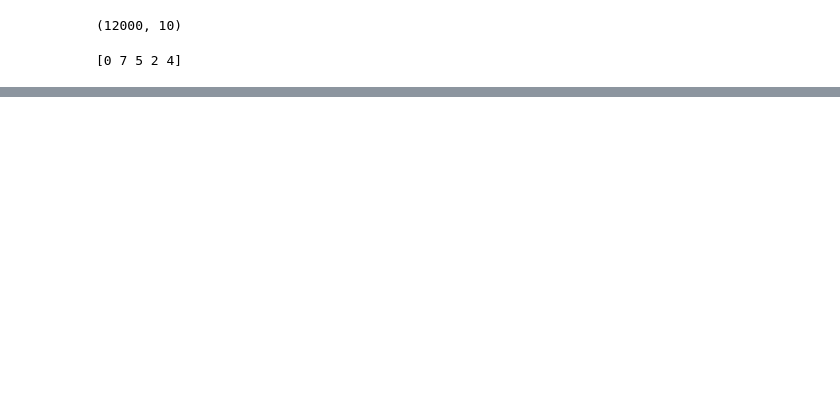
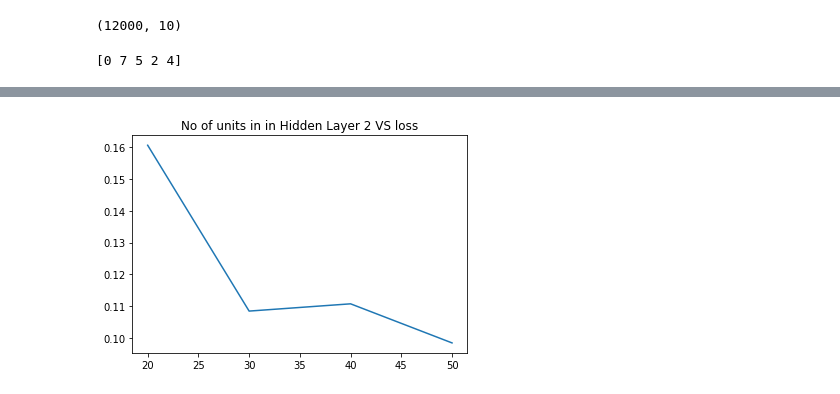
Before and after one commit to amitpant7/Handwritten-Digit-Recognizer-using-NN, a Jupyter notebook: main.ipynb, the cells around one changed output, grey strips where cells are left out. Saved outputs shown, nothing was run; the diff lists cells and outputs as text; code cells hidden in the pictures; blank space fills up the shorter version.

```diff
--- a/main.ipynb
+++ b/main.ipynb
@@ -156,0 +155,9 @@ Epoch 4/10
+# %%
+#Trying out different hidden units in layer 2
+# units = 100 in layer 1
+np.array([[],[]])
+units_and_loss = np.array([])
+for i in range(20,60,10):
+  print(f"Trying {i} units in Hidden Layer 2................. ")
+  (model, history)  = neural_network(100, i)
+  units_and_loss = np.append(units_and_loss, [i, history.history["loss"][-1]])
@@ -156,0 +182,10 @@ Epoch 4/10
+# %%
+#Reshaping the array that captured loss and units
+units_and_loss =  np.reshape(units_and_loss,(int(len(units_and_loss)/2),2))
+# %%
+plt.plot(units_and_loss[:,0], units_and_loss[:,1])
+plt.title("No of units in in Hidden Layer 2 VS loss")
+plt.show()
+# The loss decreases with increase in no of units in layer 2
+# %% [output]
+[figure, added]
```
Also changed, not shown: parts of 14 cells of this notebook.
